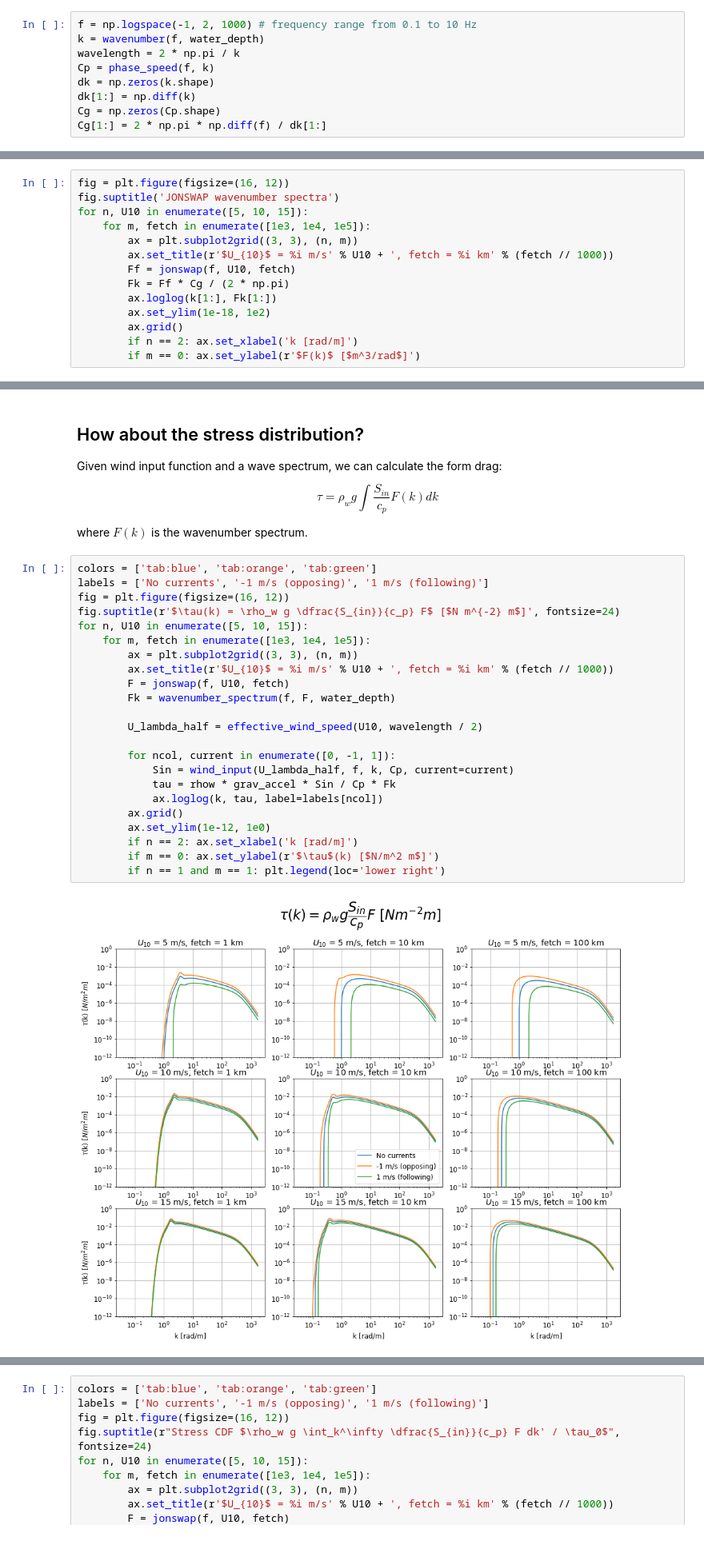
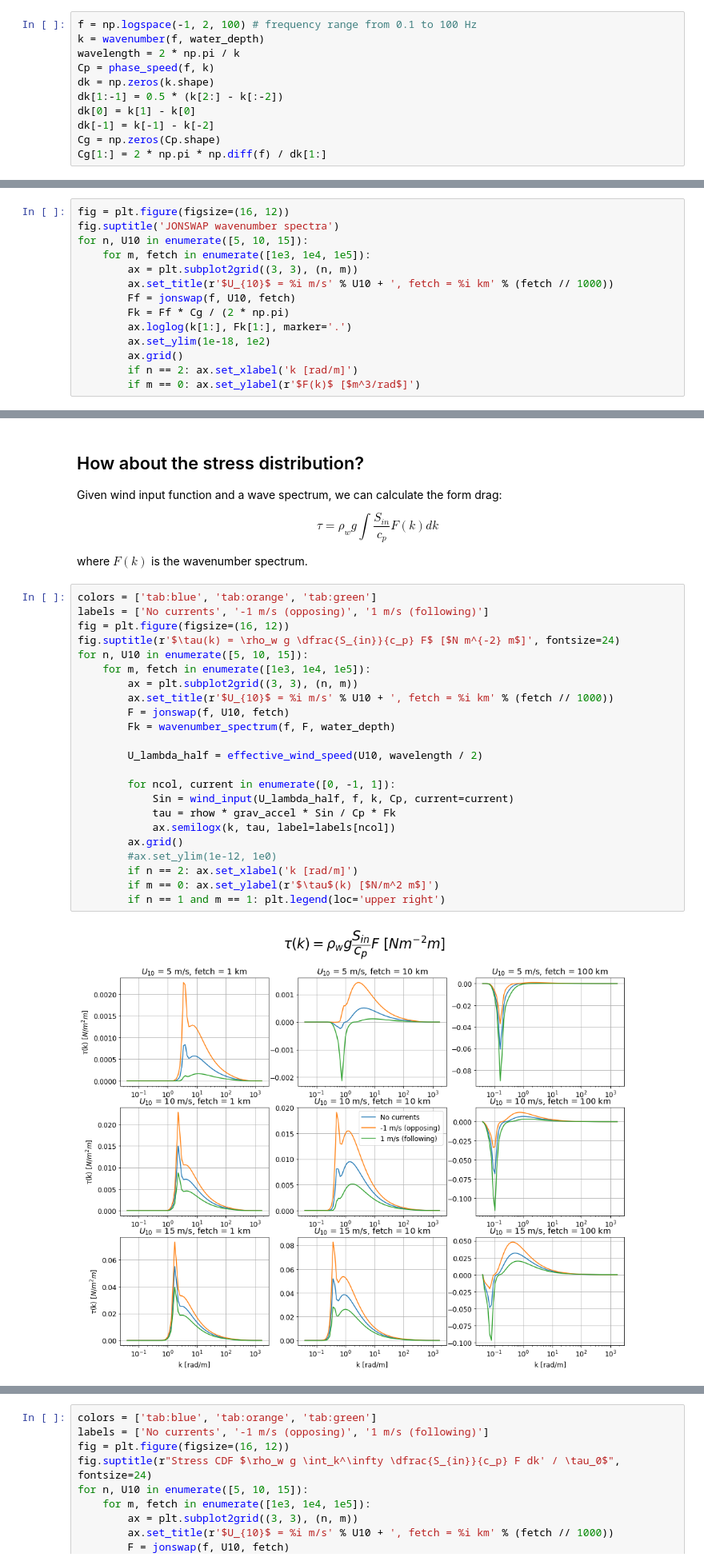
Before and after one commit to sustain-lab/stress-current-interactions, a Jupyter notebook: jonswap.ipynb, the cells around one changed output, grey strips where cells are left out. Shown at 80% size. Cells and saved outputs as stored; diff of their text form.

```diff
--- a/jonswap.ipynb
+++ b/jonswap.ipynb
@@ -40,12 +40,14 @@ grav_accel = 9.8 # m/s^2
 # %% [markdown]
 ## Frequency, wavenumber, and phase speed
 # %%
-f = np.logspace(-1, 2, 1000) # frequency range from 0.1 to 10 Hz
+f = np.logspace(-1, 2, 100) # frequency range from 0.1 to 100 Hz
 k = wavenumber(f, water_depth)
 wavelength = 2 * np.pi / k
 Cp = phase_speed(f, k)
 dk = np.zeros(k.shape)
-dk[1:] = np.diff(k)
+dk[1:-1] = 0.5 * (k[2:] - k[:-2])
+dk[0] = k[1] - k[0]
+dk[-1] = k[-1] - k[-2]
 Cg = np.zeros(Cp.shape)
 Cg[1:] = 2 * np.pi * np.diff(f) / dk[1:]
 # %% [markdown]
@@ -105,7 +107,7 @@ for n, U10 in enumerate([5, 10, 15]):
         ax.set_title(r'$U_{10}$ = %i m/s' % U10 + ', fetch = %i km' % (fetch // 1000))
         Ff = jonswap(f, U10, fetch)
         Fk = Ff * Cg / (2 * np.pi)
-        ax.loglog(k[1:], Fk[1:])
+        ax.loglog(k[1:], Fk[1:], marker='.')
         ax.set_ylim(1e-18, 1e2)
         ax.grid()
         if n == 2: ax.set_xlabel('k [rad/m]')
@@ -229,25 +231,25 @@ where $F(k)$ is the wavenumber spectrum.
 # %%
 colors = ['tab:blue', 'tab:orange', 'tab:green']
 labels = ['No currents', '-1 m/s (opposing)', '1 m/s (following)']
 fig = plt.figure(figsize=(16, 12))
 fig.suptitle(r'$\tau(k) = \rho_w g \dfrac{S_{in}}{c_p} F$ [$N m^{-2} m$]', fontsize=24)
 for n, U10 in enumerate([5, 10, 15]):
     for m, fetch in enumerate([1e3, 1e4, 1e5]):
         ax = plt.subplot2grid((3, 3), (n, m))
         ax.set_title(r'$U_{10}$ = %i m/s' % U10 + ', fetch = %i km' % (fetch // 1000))
         F = jonswap(f, U10, fetch)
         Fk = wavenumber_spectrum(f, F, water_depth)
 
         U_lambda_half = effective_wind_speed(U10, wavelength / 2)
 
         for ncol, current in enumerate([0, -1, 1]):
             Sin = wind_input(U_lambda_half, f, k, Cp, current=current)
             tau = rhow * grav_accel * Sin / Cp * Fk
-            ax.loglog(k, tau, label=labels[ncol])
+            ax.semilogx(k, tau, label=labels[ncol])
         ax.grid()
-        ax.set_ylim(1e-12, 1e0)
+        #ax.set_ylim(1e-12, 1e0)
         if n == 2: ax.set_xlabel('k [rad/m]')
         if m == 0: ax.set_ylabel(r'$\tau$(k) [$N/m^2 m$]')
-        if n == 1 and m == 1: plt.legend(loc='lower right')
+        if n == 1 and m == 1: plt.legend(loc='upper right')
 # %% [output]
-[figure, old version]
+[figure, new version]
```
Also changed, not shown: parts of 9 cells of this notebook.
